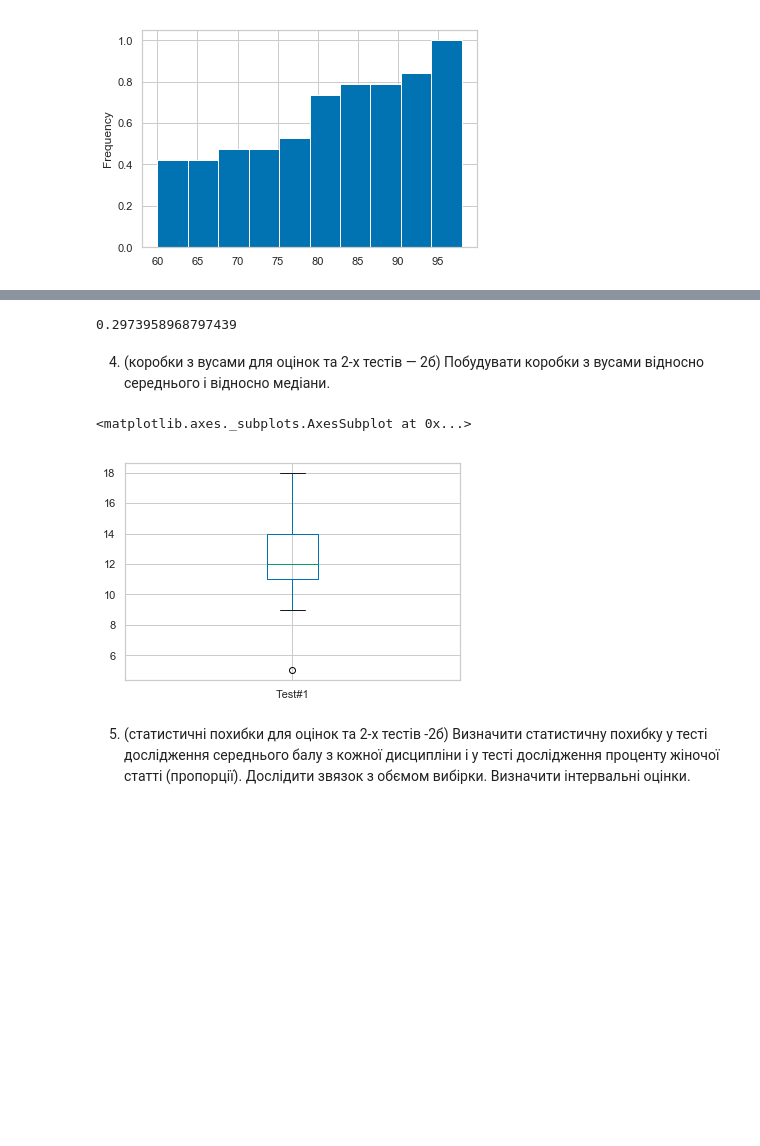
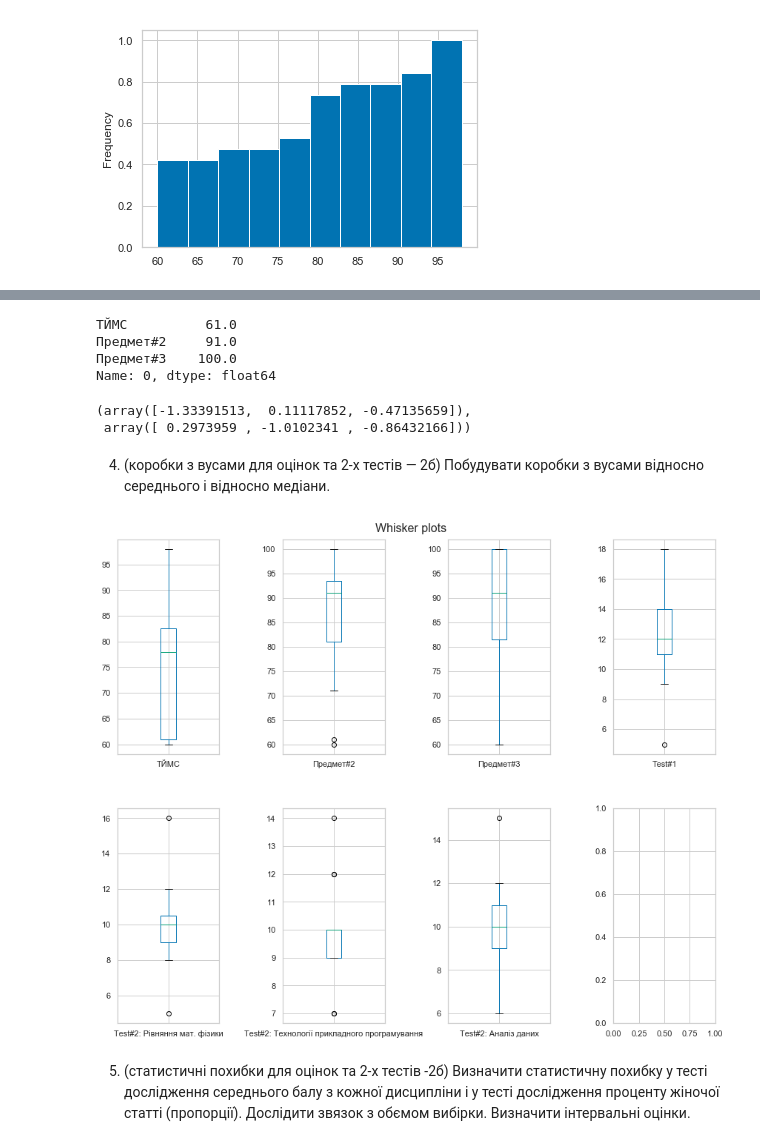
Before and after one commit to EddieKro/Data-Analysis, a Jupyter notebook: projects/poll/PM4_EDA.ipynb, the cells around one changed output, grey strips where cells are left out. Cells and saved outputs as stored; diff of their text form; code cells hidden in the pictures; blank space fills up the shorter version.

```diff
--- a/projects/poll/PM4_EDA.ipynb
+++ b/projects/poll/PM4_EDA.ipynb
@@ -201,0 +229,2 @@ data[grade_cols[0]].plot(kind='hist',cumulative=True,density=True)
+# %%
+data.rename(columns={'Англійська або українська':'Предмет#2','Оцінка з цього предмету:':'Предмет#3'},inplace=True)
@@ -202,18 +261,32 @@ data[grade_cols[0]].plot(kind='hist',cumulative=True,density=True)
+# %%
+marks.mode().iloc[0,:]
+# %% [output]
+ТЙМС          61.0
+Предмет#2     91.0
+Предмет#3    100.0
+Name: 0, dtype: float64
 # %%
 from scipy.stats import skew,kurtosis
+kurtosis(marks),skew(marks)
+# %% [output]
+(array([-1.33391513,  0.11117852, -0.47135659]),
+ array([ 0.2973959 , -1.0102341 , -0.86432166]))
-# %%
-kurtosis(data['ТЙМС'])
-skew(data['ТЙМС'])
-# %% [output]
-0.2973958968797439
 # %% [markdown]
 4. (коробки з вусами для оцінок та 2-х тестів — 2б) Побудувати коробки з вусами відносно середнього і відносно медіани.
-# %%
-tests = ['Test#1','Test#2: Мат.Фіз. - інтерпретація','Test#2: ТПП - інтерпретація','Test#2: АД - інтерпретація']
-data[tests[0]].plot(kind='box',)
-# %% [output]
-<matplotlib.axes._subplots.AxesSubplot at 0x...>
-[figure, removed]
+# %%
+cols = ['ТЙМС','Предмет#2','Предмет#3','Test#1','Test#2: Рівняння мат. фізики','Test#2: Технології прикладного програмування','Test#2: Аналіз даних']
+
+fig,axs = plt.subplots(2,4,figsize=(12,10))
+
+fig.tight_layout(h_pad=5, w_pad=5)
+fig.suptitle('Whisker plots',fontsize=16)
+fig.subplots_adjust(top=0.95)
+
+for i,col in enumerate(cols):
+    i1,i2 = i//4,i%4
+    data[col].plot(ax=axs[i1,i2],kind='box')
+# %% [output]
+[figure, added]
 # %% [markdown]
 5. (статистичні похибки для оцінок та 2-х тестів -2б) Визначити статистичну похибку у тесті дослідження середнього балу з кожної дисципліни і у тесті дослідження проценту жіночої статті  (пропорції). Дослідити звязок з обємом вибірки. Визначити інтервальні оцінки.
 # %% [markdown]
```
Also changed, not shown: parts of 12 cells of this notebook, 2 other files.
